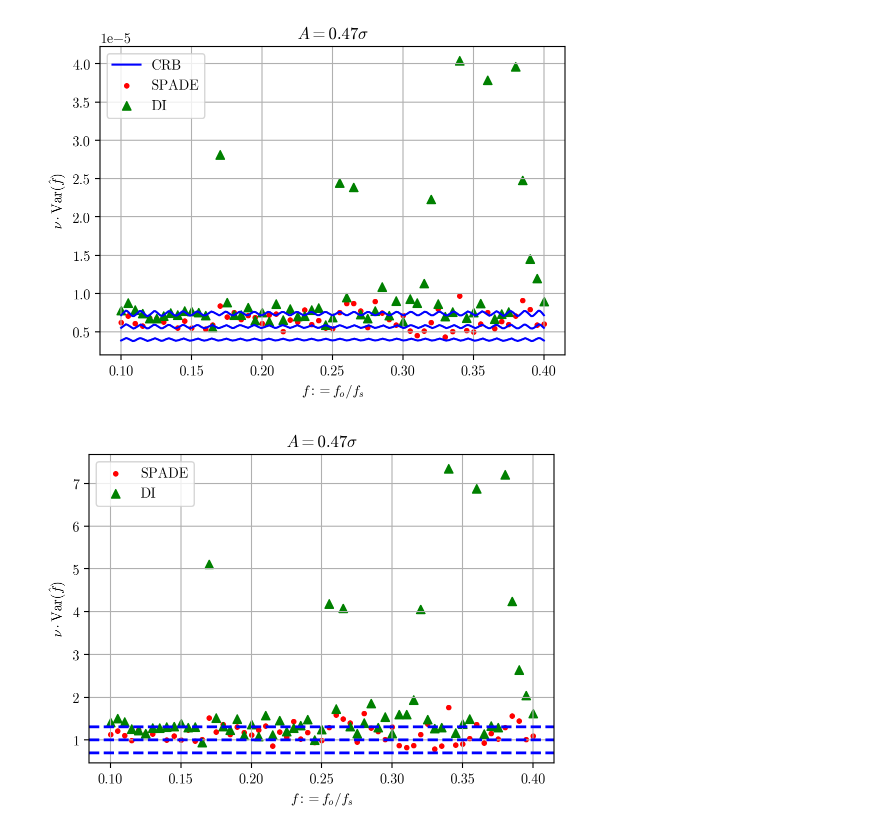
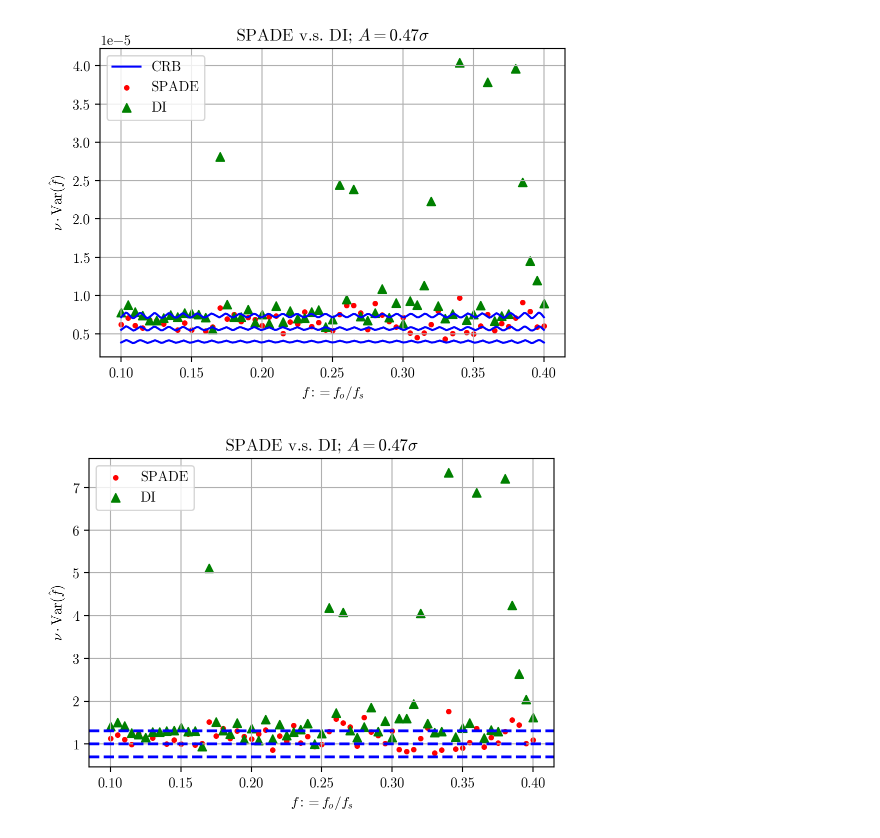
Before and after one commit to huchaoning/freqest-draft, a Jupyter notebook: plot.ipynb, the cells around one changed output. Cells and saved outputs as stored; diff of their text form; code cells hidden in the pictures.

```diff
--- a/plot.ipynb
+++ b/plot.ipynb
@@ -71,29 +70,0 @@ plt.show()
-# %%
-for file in file_tree:
-    for f in glob(file):
-        c = LoadEstimates(f)
-        if c.metadata.measurement == 'DI':
-            m = '^'
-            cl = 'g'
-        elif c.metadata.measurement == 'SPADE':
-            m = '.'
-            cl = 'r'
-        x = c.metadata.ground_truth
-        y = c.frequency_estimates.var(ddof=1) * c.photons.mean() * \
-            FisherInformation([c.metadata.amplitude], [c.metadata.ground_truth])[0, 0]
-        scatter(x, y, marker=m, c=cl)
-
-
-scatter([], [], marker='.', c='r', label='SPADE')
-scatter([], [], marker='^', c='g', label='DI')
-
-axline(0.7, c='b', w=2)
-axline(1, c='b', w=2)
-axline(1.3, c='b', w=2)
-
-plt.xlabel(r'$f := f_o / f_s$')
-plt.ylabel(r'$\nu\cdot{\rm Var}(\hat f)$')
-plt.title(rf'$A = {np.round(3 * DMD.PIXEL_SIZE / 2 / 103, 2)}\sigma$')
-
-plt.ylim(0.6, 7)
-plt.show()
@@ -107,35 +76,35 @@ file_tree = [
 # %%
 x_axis = np.linspace(0.1, 0.4, 1000)
 A = 5 * DMD.PIXEL_SIZE / 2
 
 crb = (1 / FisherInformation([A], x_axis))[0]
 
 plot(x_axis, crb, 'b', label='CRB')
 plot(x_axis, 0.7 * crb, 'b')
 plot(x_axis, 1.3 * crb, 'b')
 
 for file in file_tree:
     for f in glob(file):
         c = LoadEstimates(f)
         if c.metadata.measurement == 'DI':
             m = '^'
             cl = 'g'
         elif c.metadata.measurement == 'SPADE':
             m = '.'
             cl = 'r'
         scatter(c.metadata.ground_truth, c.frequency_estimates.var(ddof=1) * c.photons.mean(), marker=m, c=cl)
 
 
 scatter([], [], marker='.', c='r', label='SPADE')
 scatter([], [], marker='^', c='g', label='DI')
 
 
 plt.xlabel(r'$f := f_o / f_s$')
 plt.ylabel(r'$\nu\cdot{\rm Var}(\hat f)$')
-plt.title(rf'$A = {np.round(5 * DMD.PIXEL_SIZE / 2 / 103, 2)}\sigma$')
+plt.title(rf'SPADE v.s. DI; $A = {np.round(5 * DMD.PIXEL_SIZE / 2 / 103, 2)}\sigma$')
 plt.show()
 # %% [output]
-[figure, old version]
+[figure, new version]
 # %%
 for file in file_tree:
     for f in glob(file):
@@ -161,7 +130,7 @@ axline(1.3, c='b', w=2)
 
 plt.xlabel(r'$f := f_o / f_s$')
 plt.ylabel(r'$\nu\cdot{\rm Var}(\hat f)$')
-plt.title(rf'$A = {np.round(5 * DMD.PIXEL_SIZE / 2 / 103, 2)}\sigma$')
+plt.title(rf'SPADE v.s. DI; $A = {np.round(5 * DMD.PIXEL_SIZE / 2 / 103, 2)}\sigma$')
 plt.show()
 # %% [output]
-[figure, old version]
+[figure, new version]
```
Also changed, not shown: parts of 3 cells of this notebook, 1 other file.
